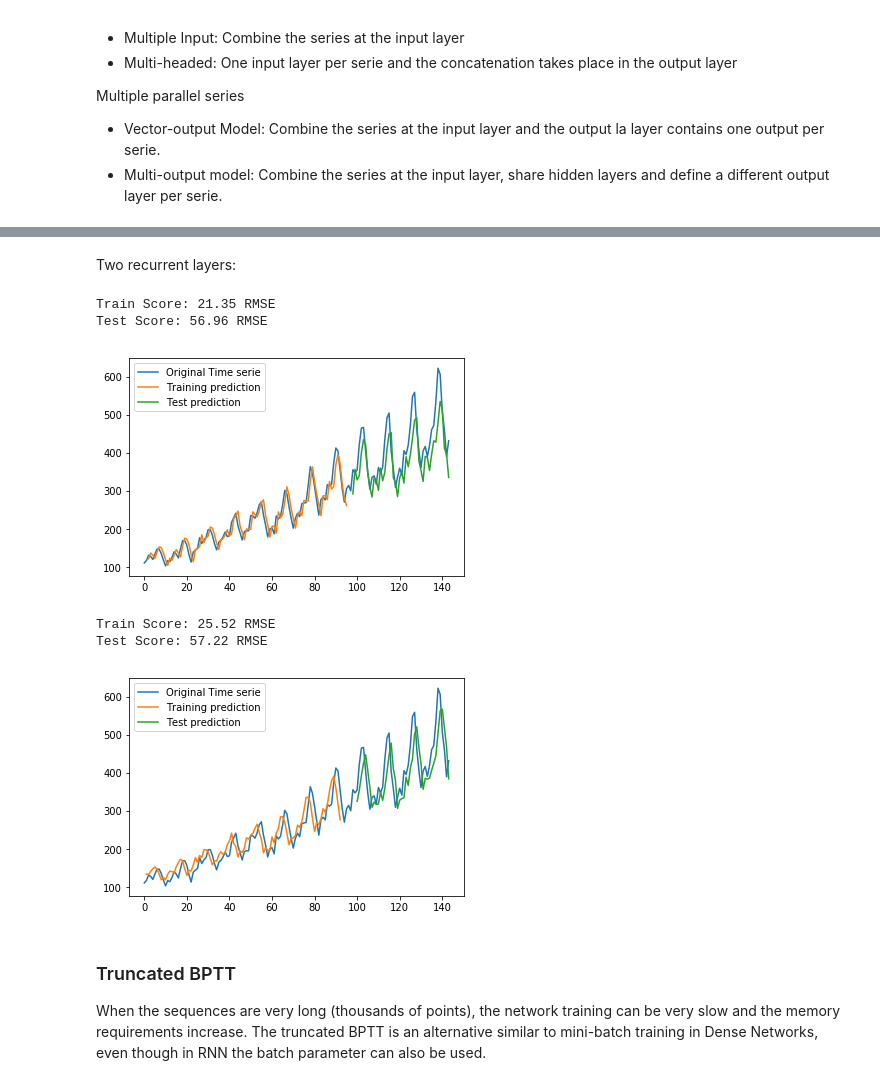
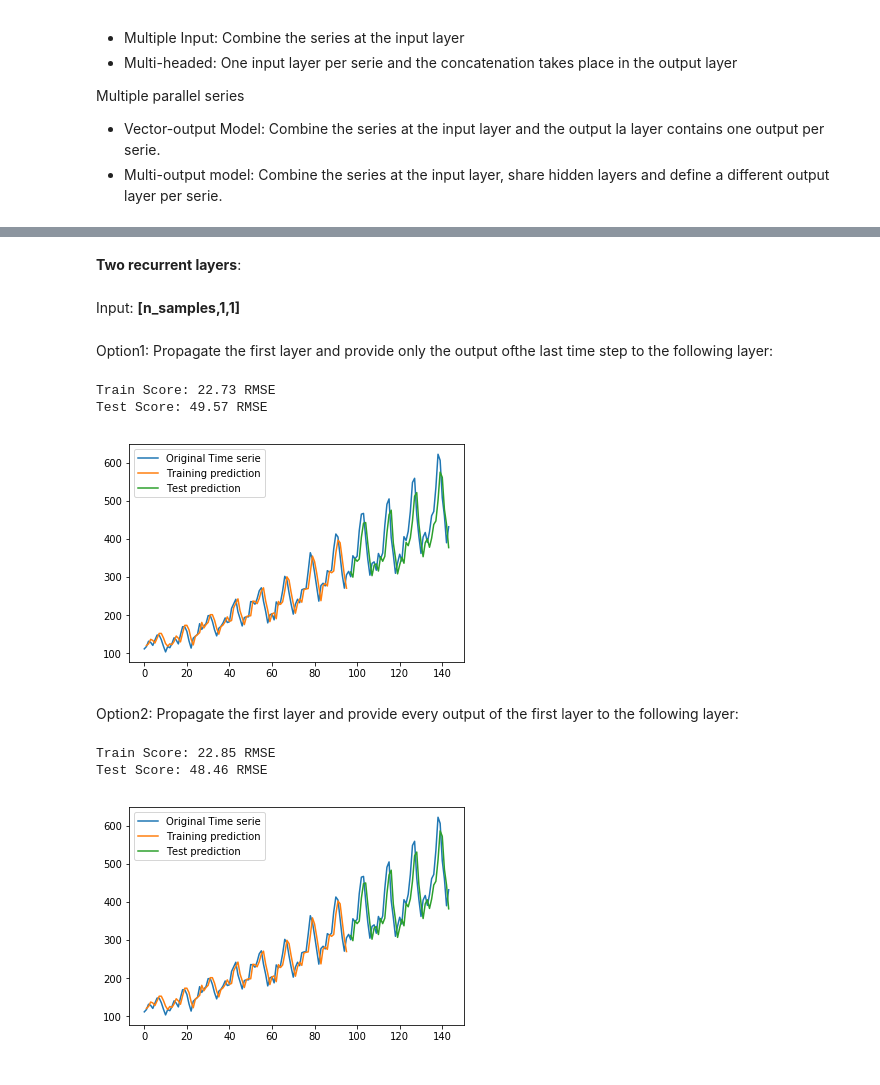
Before and after one commit to rramosp/20191.DL, a Jupyter notebook: U4.1 - Recurrent Neural Networks.ipynb, the cells around one changed output, grey strips where cells are left out. Cells and saved outputs as stored; diff of their text form; code cells hidden in the pictures.

```diff
--- a/U4.1 - Recurrent Neural Networks.ipynb
+++ b/U4.1 - Recurrent Neural Networks.ipynb
@@ -243,41 +280,41 @@ Test Score: 48.74 RMSE
 # %% [markdown]
-Two recurrent layers:
+**Two recurrent layers**:
+# %% [markdown]
+Input: **[n_samples,1,1]**
+# %% [markdown]
+Option1: Propagate the first layer and provide only the output ofthe last time step to the following layer:
 # %%
-from keras.layers import RepeatVector
-look_back = 2;
+look_back = 1;
 X_train, y_train = create_dataset(trainN, look_back)
 X_test, y_test = create_dataset(testN, look_back)
 model5 = Sequential()
-#model.add(SimpleRNN(5,activation = 'relu',return_sequences=True,input_shape=(1,look_back)))
 model5.add(SimpleRNN(5,activation = 'relu',input_shape=(1,look_back)))
-model5.add(RepeatVector(1))
+model5.add(RepeatVector(look_back))
 model5.add(SimpleRNN(5,activation = 'relu'))
 model5.add(Dense(1))
 model5.compile(optimizer='adam',loss='mse')
-model5.fit(X_train.reshape(X_train.shape[0],1,look_back),y_train.flatten(),epochs=200, verbose=0)
+model5.fit(X_train.reshape(X_train.shape[0],1,look_back),y_train.flatten(),epochs=500, verbose=0)
 trainPredict, testPredict = EstimaRMSE_RNN(model5,X_train,X_test,y_train,y_test,scaler,look_back,1)
 PintaResultado(dataset,trainPredict,testPredict,look_back)
 # %% [output]
-Train Score: 21.35 RMSE
-Test Score: 56.96 RMSE
+Train Score: 22.73 RMSE
+Test Score: 49.57 RMSE
-[figure, old version]
+[figure, new version]
+# %% [markdown]
+Option2: Propagate the first layer and provide every output of the first layer to the following layer:
 # %%
-from keras.layers import RepeatVector
-n_steps = 4;
-X_train, y_train = create_dataset(trainN, n_steps)
-X_test, y_test = create_dataset(testN, n_steps)
-model6 = Sequential()
-model6.add(SimpleRNN(5,activation = 'relu',input_shape=(n_steps,1)))
-model6.add(Dense(1))
-model6.compile(optimizer='adam',loss='mse')
-model6.fit(X_train.reshape(X_train.shape[0],n_steps,1),y_train.flatten(),epochs=200, verbose=0)
-trainPredict, testPredict = EstimaRMSE_RNN(model6,X_train,X_test,y_train,y_test,scaler,1,n_steps)
+look_back = 1;
+X_train, y_train = create_dataset(trainN, look_back)
+X_test, y_test = create_dataset(testN, look_back)
+model5b = Sequential()
+model5b.add(SimpleRNN(5,activation = 'relu',return_sequences=True,input_shape=(1,look_back)))
+model5b.add(SimpleRNN(5,activation = 'relu'))
+model5b.add(Dense(1))
+model5b.compile(optimizer='adam',loss='mse')
+model5b.fit(X_train.reshape(X_train.shape[0],1,look_back),y_train.flatten(),epochs=500, verbose=0)
+trainPredict, testPredict = EstimaRMSE_RNN(model5b,X_train,X_test,y_train,y_test,scaler,look_back,1)
 PintaResultado(dataset,trainPredict,testPredict,look_back)
 # %% [output]
-Train Score: 25.52 RMSE
-Test Score: 57.22 RMSE
+Train Score: 22.85 RMSE
+Test Score: 48.46 RMSE
-[figure, old version]
+[figure, new version]
-# %% [markdown]
-### Truncated BPTT
-
-When the sequences are very long (thousands of points), the network training can be very slow and the memory requirements increase. The truncated BPTT is an alternative similar to mini-batch training in Dense Networks, even though in RNN the batch parameter can also be used.
```
Also changed, not shown: parts of 35 cells of this notebook, 12 other files.
